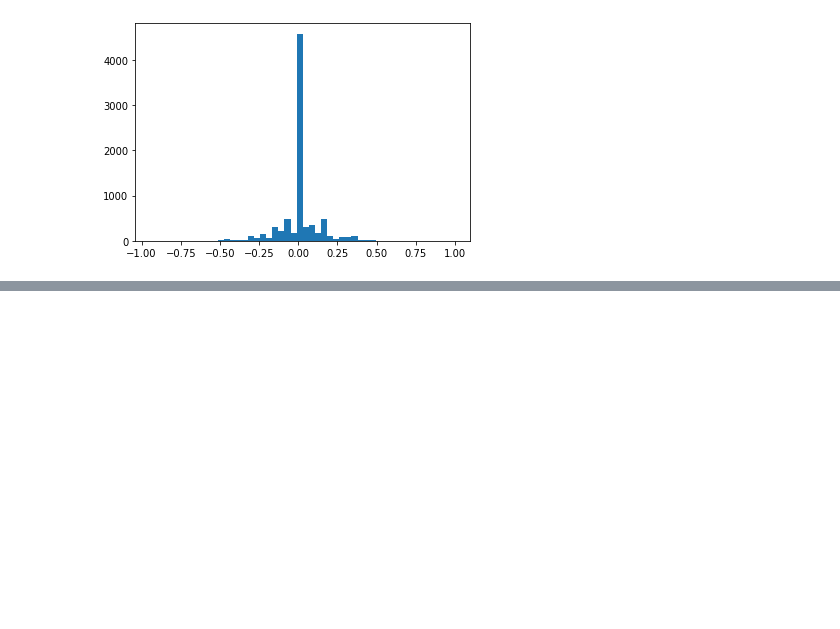
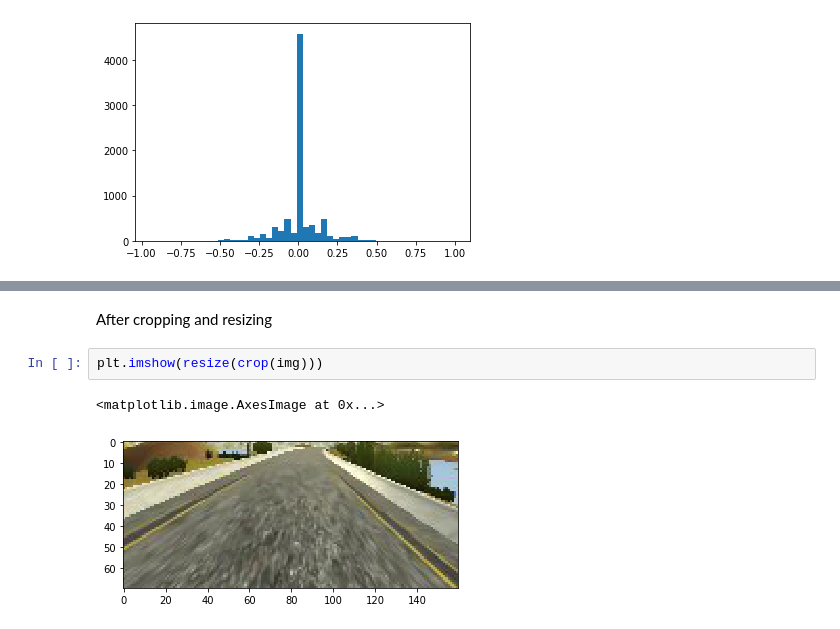
Before and after one commit to eanil/CarND-Behavioral-Cloning-P3, a Jupyter notebook: jupy.ipynb, the cells around one changed output, grey strips where cells are left out. Saved outputs shown, nothing was run; the diff lists cells and outputs as text; blank space fills up the shorter version.

```diff
--- a/jupy.ipynb
+++ b/jupy.ipynb
@@ -76,0 +72,7 @@ x1, y1 = train_test_split(data, test_size = 0.2)
+# %% [markdown]
+After cropping and resizing
+# %%
+plt.imshow(resize(crop(img)))
+# %% [output]
+<matplotlib.image.AxesImage at 0x...>
+[figure, added]
```
Also changed, not shown: parts of 16 cells of this notebook, 14 other files.
